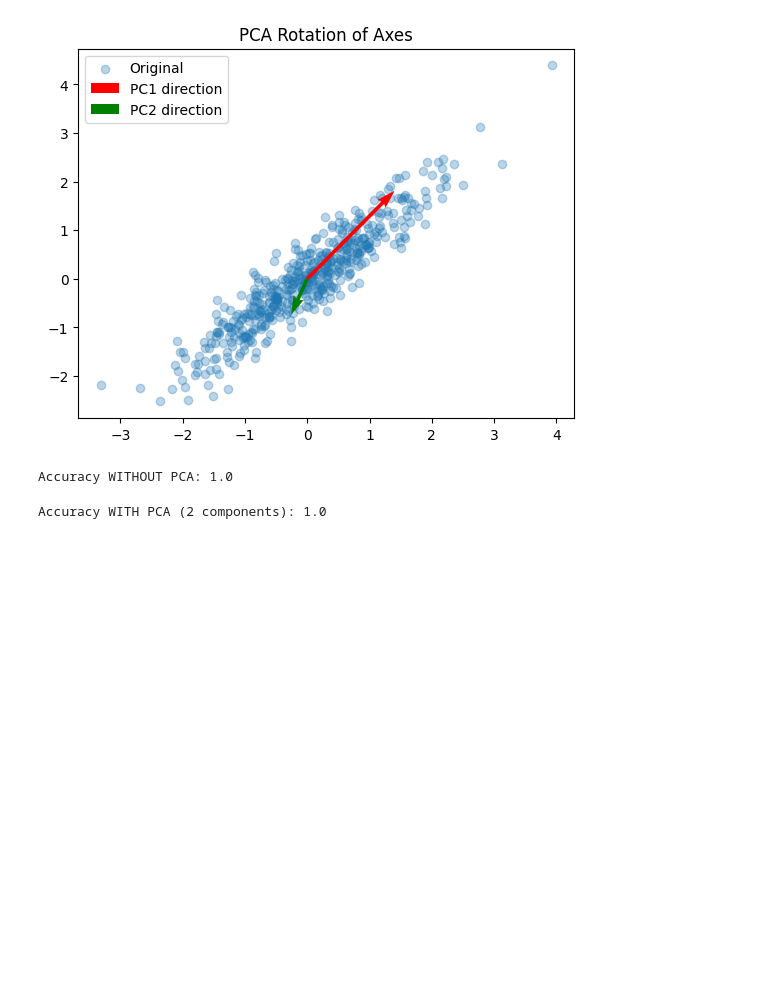
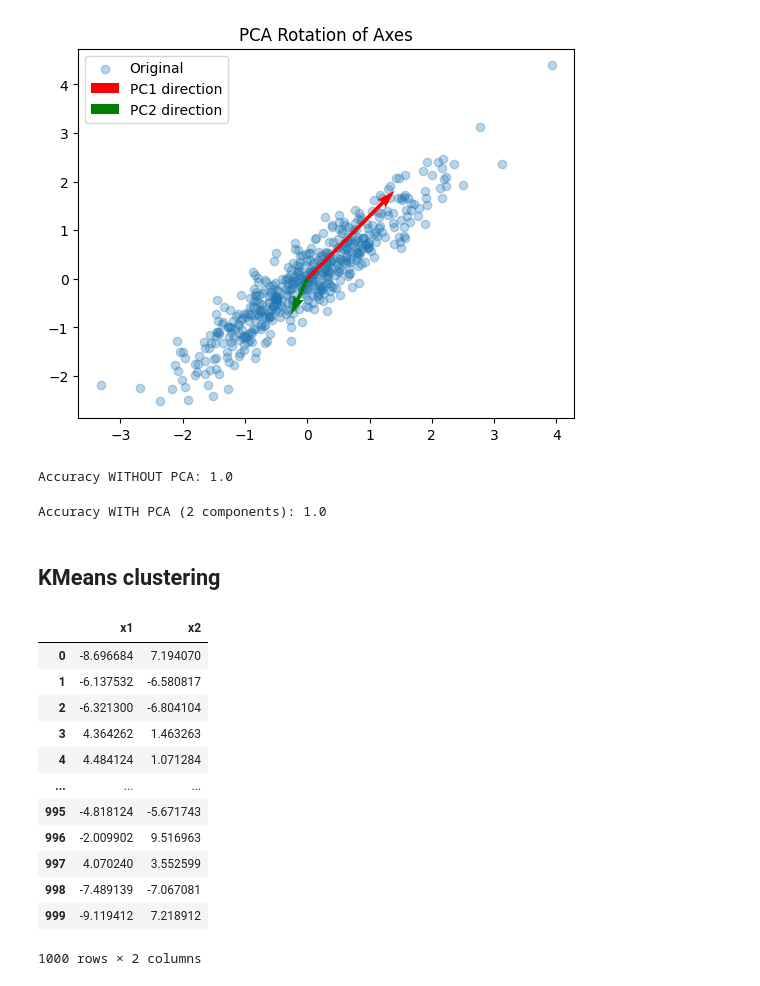
Before and after one commit to avikumart/DA-DS-Questions, a Jupyter notebook: ML_coding/Ml_coding_and_interviewn_practice.ipynb, the cells around one changed output. Drawn from its saved outputs; the diff is of its cells as text; code cells hidden in the pictures; blank space fills up the shorter version.

```diff
--- a/ML_coding/Ml_coding_and_interviewn_practice.ipynb
+++ b/ML_coding/Ml_coding_and_interviewn_practice.ipynb
@@ -2262,3 +2262,5 @@ pred2 = lr2.predict(X_test2)
 print("Accuracy WITH PCA (2 components):", accuracy_score(y_test2, pred2))
 # %% [output]
 Accuracy WITH PCA (2 components): 1.0
+# %% [markdown]
+## KMeans clustering
@@ -2264,0 +2276,19 @@ Accuracy WITH PCA (2 components): 1.0
+# %%
+# input x and y data for the kmeans
+X, y_true = make_blobs(n_samples=1000, centers=4, cluster_std=[0.8, 0.6, 1.0, 0.5], random_state=42)
+df = pd.DataFrame(X, columns=['x1','x2'])
+df
+# %% [output]
+|  | x1 | x2 |
+| 0 | -8.696684 | 7.194070 |
+| 1 | -6.137532 | -6.580817 |
+| 2 | -6.321300 | -6.804104 |
+| 3 | 4.364262 | 1.463263 |
+| 4 | 4.484124 | 1.071284 |
+| ... | ... | ... |
+| 995 | -4.818124 | -5.671743 |
+| 996 | -2.009902 | 9.516963 |
+| 997 | 4.070240 | 3.552599 |
+| 998 | -7.489139 | -7.067081 |
+| 999 | -9.119412 | 7.218912 |
+1000 rows × 2 columns
```
Also changed, not shown: parts of 12 cells of this notebook.
